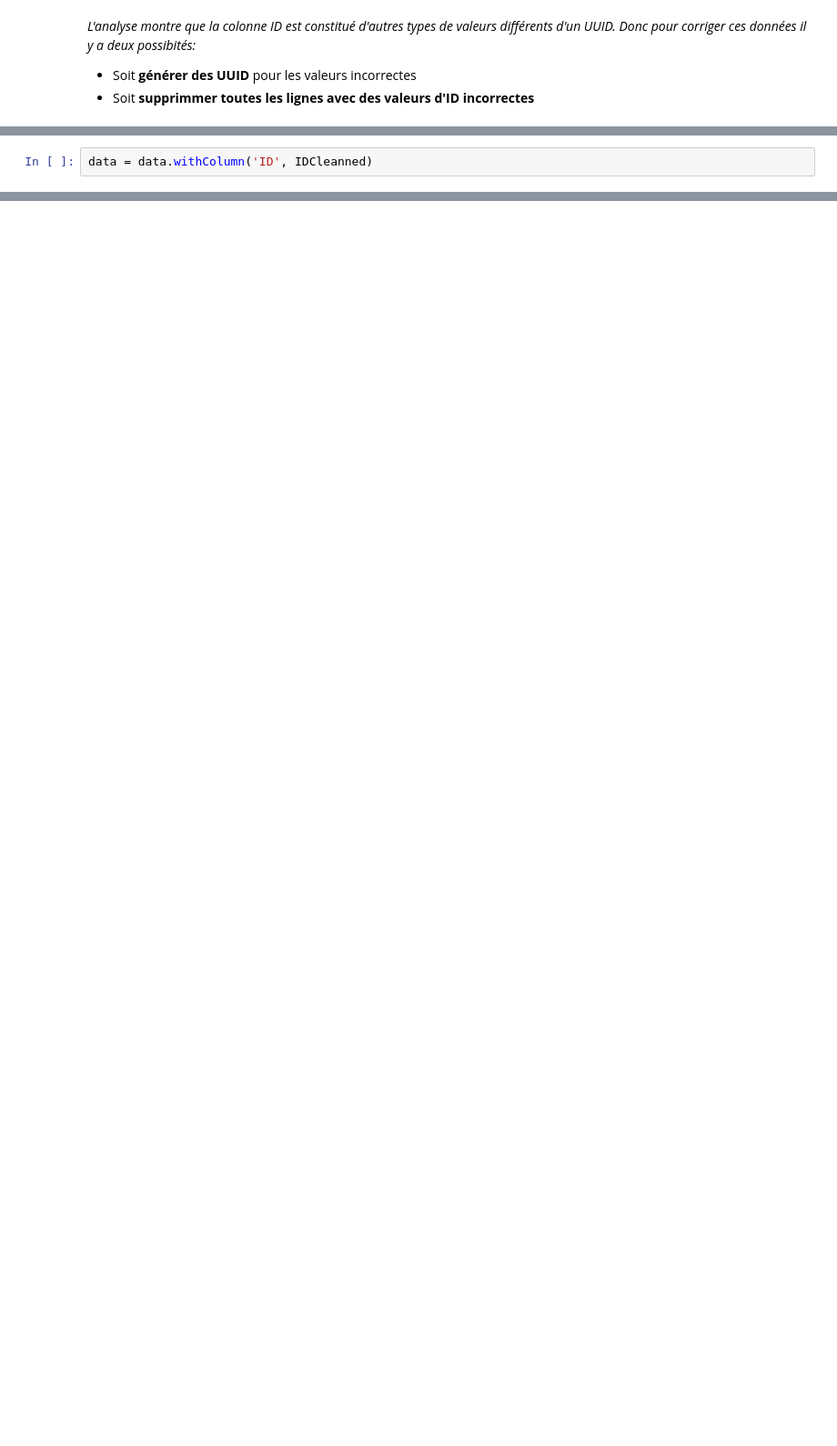
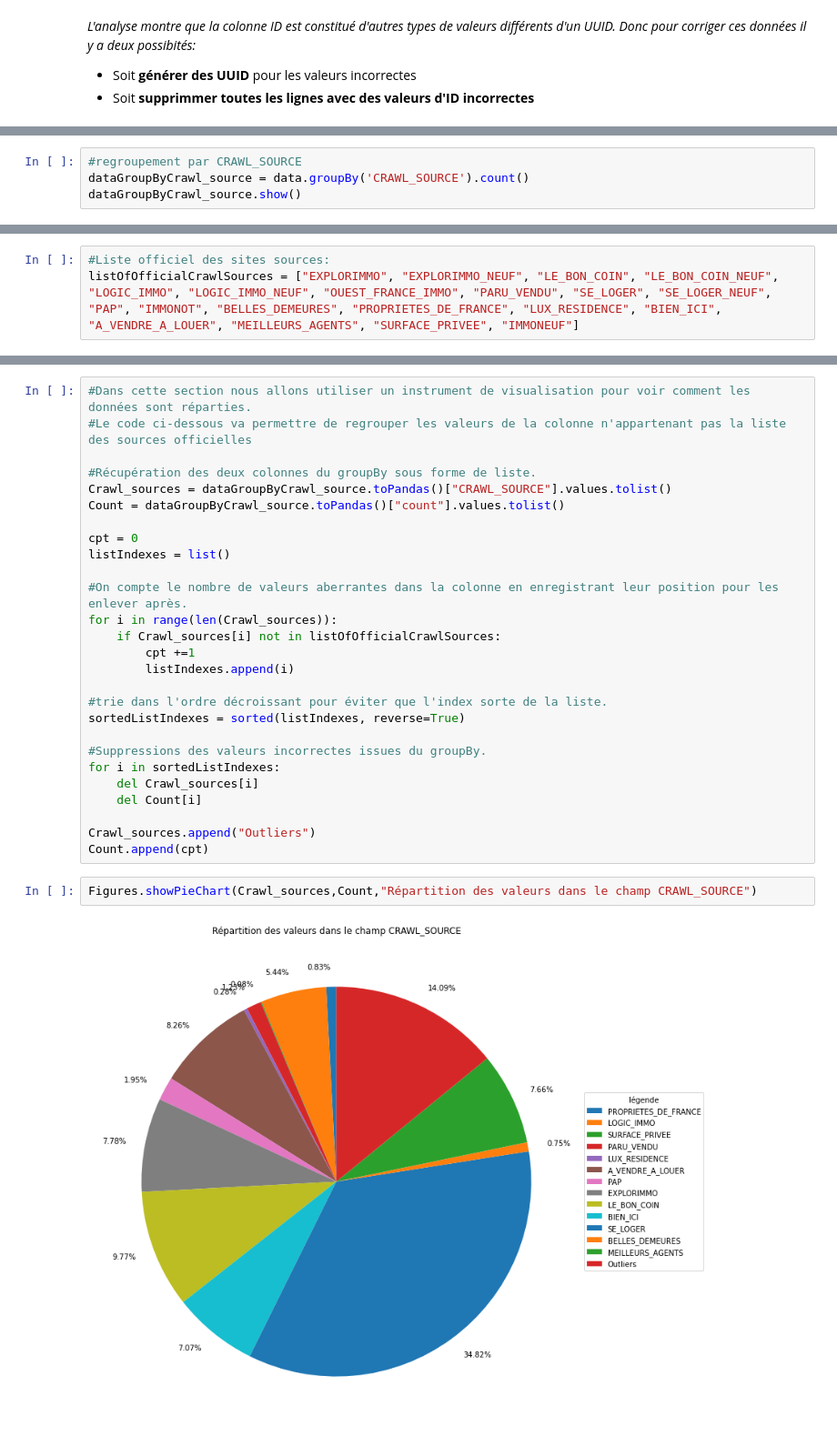
Before and after one commit to secouba/testsKapernikov, a Jupyter notebook: testsKapernikov.ipynb, the cells around one changed output, grey strips where cells are left out. Shown: that part at 91% size. Cells and saved outputs as stored; diff of their text form; blank space fills up the shorter version.

```diff
--- a/testsKapernikov.ipynb
+++ b/testsKapernikov.ipynb
@@ -239,2 +212,0 @@ IDCleanned = IDCleanned.toDF()
-# %%
-data = data.withColumn('ID', IDCleanned)
@@ -255,0 +318,4 @@ dataID.select(data.ID, data.URL).show(100)
+# %%
+#regroupement par CRAWL_SOURCE
+dataGroupByCrawl_source = data.groupBy('CRAWL_SOURCE').count()
+dataGroupByCrawl_source.show()
@@ -255,0 +340,3 @@ dataID.select(data.ID, data.URL).show(100)
+# %%
+#Liste officiel des sites sources:
+listOfOfficialCrawlSources = ["EXPLORIMMO", "EXPLORIMMO_NEUF", "LE_BON_COIN", "LE_BON_COIN_NEUF", "LOGIC_IMMO", "LOGIC_IMMO_NEUF", "OUEST_FRANCE_IMMO", "PARU_VENDU", "SE_LOGER", "SE_LOGER_NEUF", "PAP", "IMMONOT", "BELLES_DEMEURES", "PROPRIETES_DE_FRANCE", "LUX_RESIDENCE", "BIEN_ICI", "A_VENDRE_A_LOUER", "MEILLEURS_AGENTS", "SURFACE_PRIVEE", "IMMONEUF"]
@@ -255,0 +345,31 @@ dataID.select(data.ID, data.URL).show(100)
+# %%
+#Dans cette section nous allons utiliser un instrument de visualisation pour voir comment les données sont réparties.
+#Le code ci-dessous va permettre de regrouper les valeurs de la colonne n'appartenant pas la liste des sources officielles
+
+#Récupération des deux colonnes du groupBy sous forme de liste.
+Crawl_sources = dataGroupByCrawl_source.toPandas()["CRAWL_SOURCE"].values.tolist()
+Count = dataGroupByCrawl_source.toPandas()["count"].values.tolist()
+
+cpt = 0
+listIndexes = list()
+
+#On compte le nombre de valeurs aberrantes dans la colonne en enregistrant leur position pour les enlever après.
+for i in range(len(Crawl_sources)):
+    if Crawl_sources[i] not in listOfOfficialCrawlSources:
+        cpt +=1
+        listIndexes.append(i)
+
+#trie dans l'ordre décroissant pour éviter que l'index sorte de la liste.
+sortedListIndexes = sorted(listIndexes, reverse=True)
+
+#Suppressions des valeurs incorrectes issues du groupBy.
+for i in sortedListIndexes:
+    del Crawl_sources[i]
+    del Count[i]
+
+Crawl_sources.append("Outliers")
+Count.append(cpt)
+# %%
+Figures.showPieChart(Crawl_sources,Count,"Répartition des valeurs dans le champ CRAWL_SOURCE")
+# %% [output]
+[figure, added]
```
Also changed, not shown: parts of 47 cells of this notebook.
